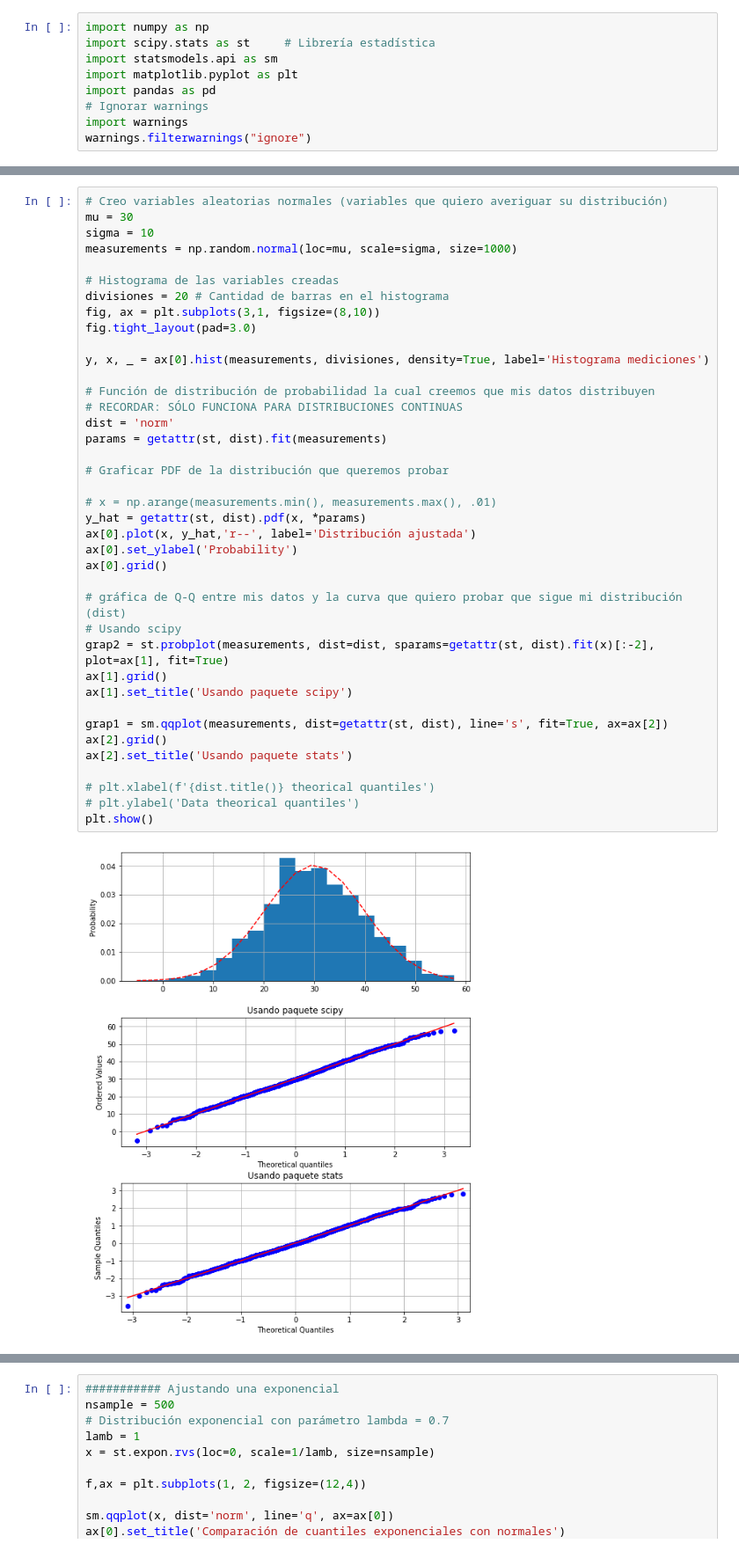
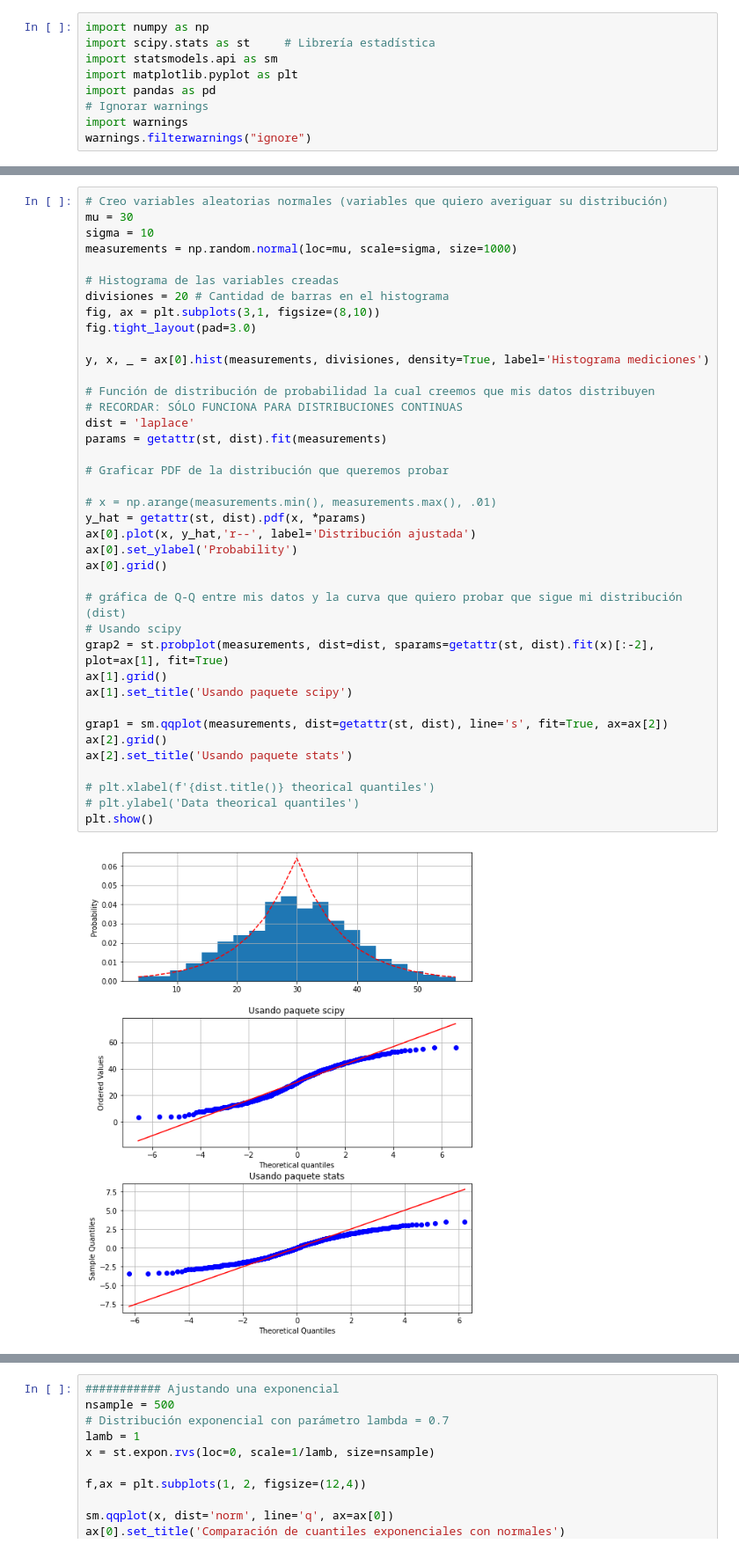
Before and after one commit to feramdor/SPF-2021-II, a Jupyter notebook: TEMA-2/Clase19_ComprobacionDeDistribuciones.ipynb, the cells around one changed output, grey strips where cells are left out. Shown at 88% size. Cells and saved outputs as stored; diff of their text form.

```diff
--- a/TEMA-2/Clase19_ComprobacionDeDistribuciones.ipynb
+++ b/TEMA-2/Clase19_ComprobacionDeDistribuciones.ipynb
@@ -63,35 +138,35 @@ fig, ax = plt.subplots(3,1, figsize=(8,10))
 fig.tight_layout(pad=3.0)
 
 y, x, _ = ax[0].hist(measurements, divisiones, density=True, label='Histograma mediciones')
 
 # Función de distribución de probabilidad la cual creemos que mis datos distribuyen
 # RECORDAR: SÓLO FUNCIONA PARA DISTRIBUCIONES CONTINUAS
-dist = 'norm'
+dist = 'laplace'
 params = getattr(st, dist).fit(measurements)
 
 # Graficar PDF de la distribución que queremos probar
 
 # x = np.arange(measurements.min(), measurements.max(), .01)
 y_hat = getattr(st, dist).pdf(x, *params)
 ax[0].plot(x, y_hat,'r--', label='Distribución ajustada')
 ax[0].set_ylabel('Probability')
 ax[0].grid()
 
 # gráfica de Q-Q entre mis datos y la curva que quiero probar que sigue mi distribución (dist)
 # Usando scipy
 grap2 = st.probplot(measurements, dist=dist, sparams=getattr(st, dist).fit(x)[:-2], plot=ax[1], fit=True)
 ax[1].grid()
 ax[1].set_title('Usando paquete scipy')
 
 grap1 = sm.qqplot(measurements, dist=getattr(st, dist), line='s', fit=True, ax=ax[2])
 ax[2].grid()
 ax[2].set_title('Usando paquete stats')
 
 # plt.xlabel(f'{dist.title()} theorical quantiles')
 # plt.ylabel('Data theorical quantiles')
 plt.show()
 # %% [output]
-[figure, old version]
+[figure, new version]
 # %%
 ######## t-student
 nsample = 1000
```
Also changed, not shown: parts of 12 cells of this notebook, 6 other files.
